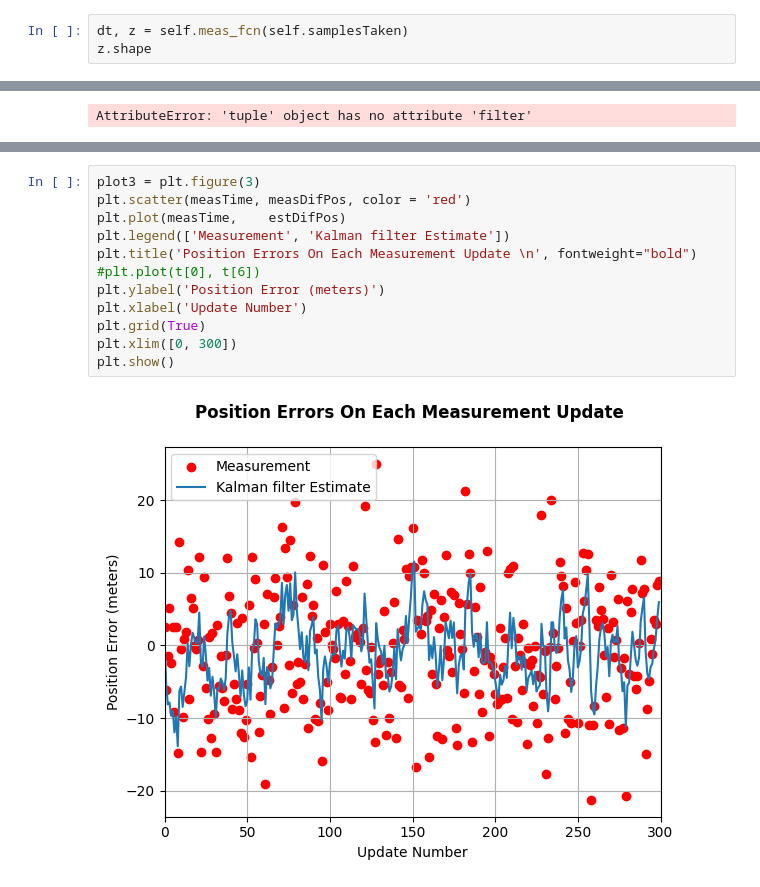
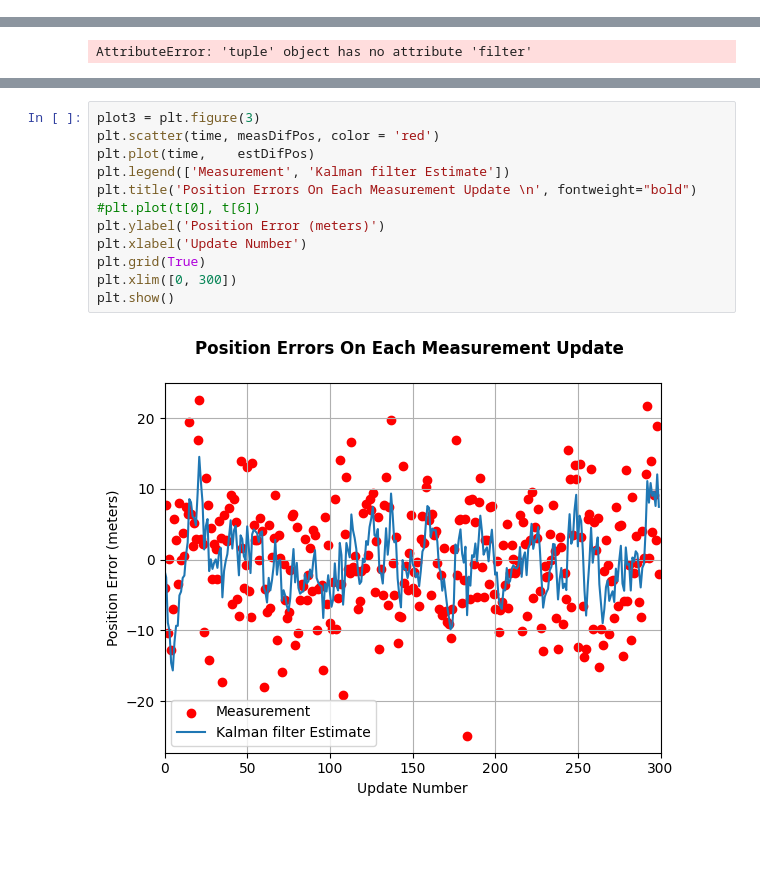
Before and after one commit to iosonobert/kaly_bros, a Jupyter notebook: notebooks/1D_kalman_accel.ipynb, the cells around one changed output, grey strips where cells are left out. Saved outputs shown, nothing was run; the diff lists cells and outputs as text; blank space fills up the shorter version.

```diff
--- a/notebooks/1D_kalman_accel.ipynb
+++ b/notebooks/1D_kalman_accel.ipynb
@@ -141,6 +130,3 @@ class kalman():
         self.P = P_p - K.dot(self.H).dot(P_p)
 
         # return [self.x[0], self.x[1], self.P]
-# %%
-dt, z = self.meas_fcn(self.samplesTaken)
-z.shape
@@ -264,14 +249,14 @@ plt.show()
 # %%
 plot3 = plt.figure(3)
-plt.scatter(measTime, measDifPos, color = 'red')
-plt.plot(measTime,    estDifPos)
+plt.scatter(time, measDifPos, color = 'red')
+plt.plot(time,    estDifPos)
 plt.legend(['Measurement', 'Kalman filter Estimate'])
 plt.title('Position Errors On Each Measurement Update \n', fontweight="bold")
 #plt.plot(t[0], t[6])
 plt.ylabel('Position Error (meters)')
 plt.xlabel('Update Number')
 plt.grid(True)
 plt.xlim([0, 300])
 plt.show()
 # %% [output]
-[figure, old version]
+[figure, new version]
```
Also changed, not shown: parts of 7 cells of this notebook, 2 other files.
